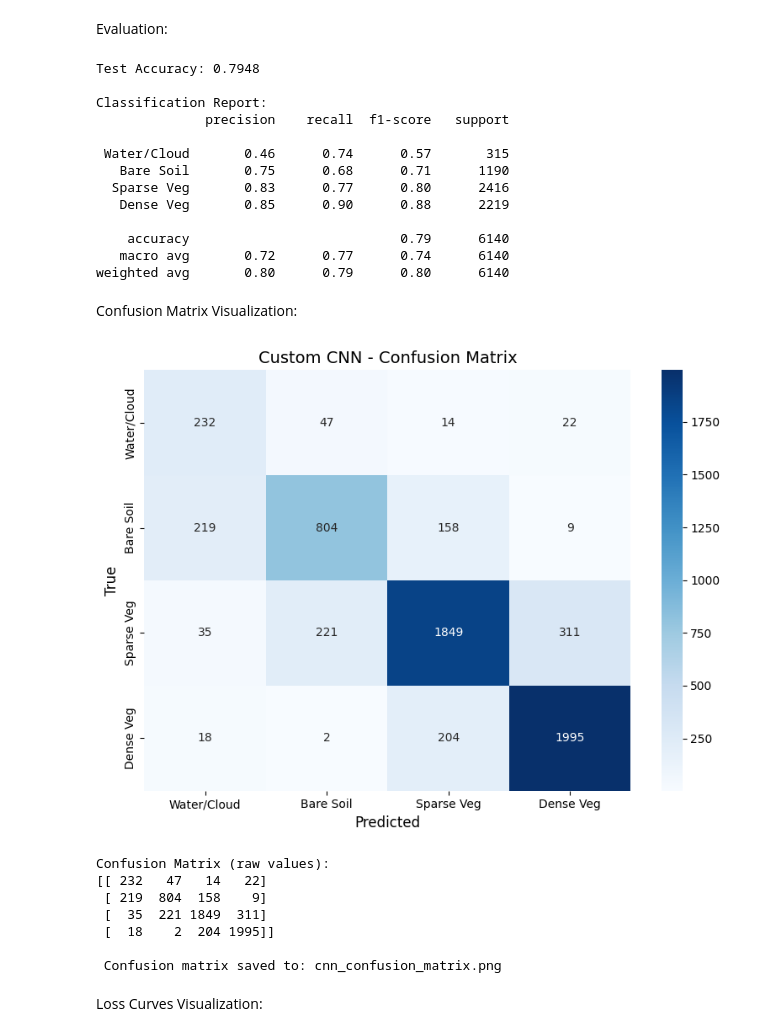
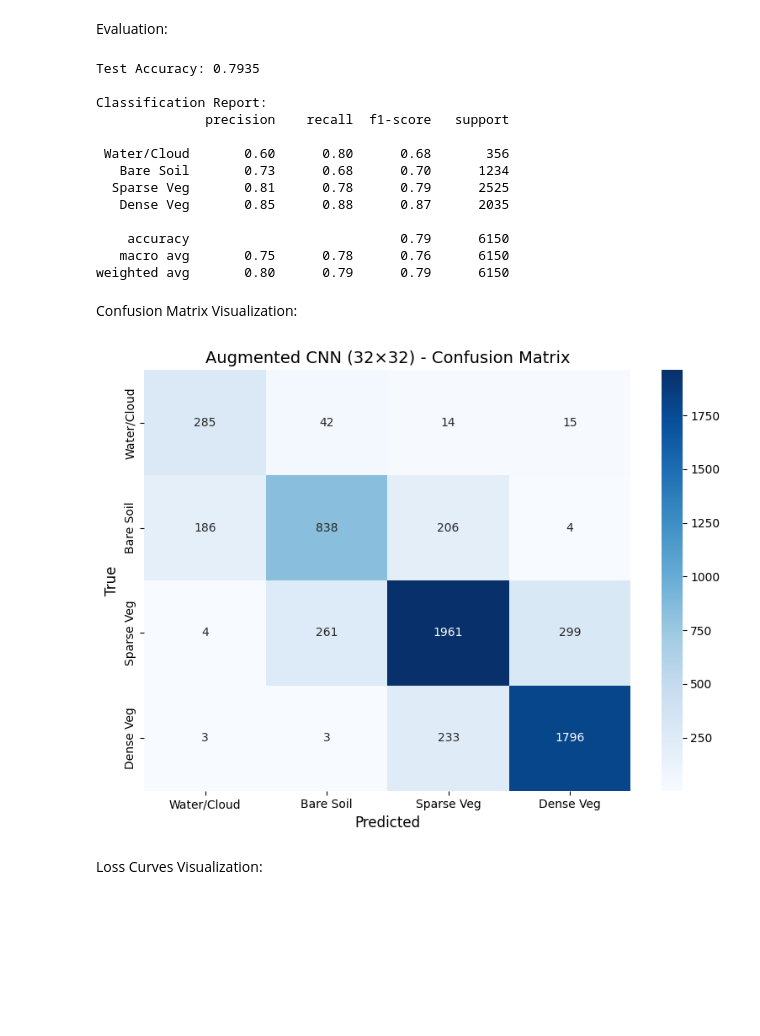
Before and after one commit to Adversarial-Spring-2026/Learning-Path, a Jupyter notebook: Task_4/task4_notebook.ipynb, the cells around one changed output. Saved outputs shown, nothing was run; the diff lists cells and outputs as text; code cells hidden in the pictures; blank space fills up the shorter version.

Commit message:
task 4 almost complete, more testing needed

```diff
--- a/Task_4/task4_notebook.ipynb
+++ b/Task_4/task4_notebook.ipynb
@@ -87,0 +147,25 @@ Total patches collected: 30700
+# %%
+train_files, test_files = train_test_split(list(zip(sample_files, label_files)),test_size=0.2, random_state=42)
+
+print("Extracting patches...")
+
+train_patches = []
+for img_path, lbl_path in train_files:
+    img   = np.array(Image.open(img_path).convert("RGB"))
+    label = np.array(Image.open(lbl_path))
+    if label.ndim == 3:
+        label = label[:, :, 0]
+    train_patches += extract_patches_original(img, label, PATCHES_PER_IMAGE)
+    train_patches += extract_patches_augmented(img, label, PATCHES_PER_IMAGE)
+
+# only originals for testing
+test_patches = []
+for img_path, lbl_path in test_files:
+    img   = np.array(Image.open(img_path).convert("RGB"))
+    label = np.array(Image.open(lbl_path))
+    if label.ndim == 3:
+        label = label[:, :, 0]
+    test_patches += extract_patches_original(img, label, PATCHES_PER_IMAGE)
+
+print(f"Collected: {len(train_patches) + len(test_patches)} patches")
+print(f"Train patches: {len(train_patches)} | Test patches: {len(test_patches)}")
@@ -145 +374,3 @@ class VegetationCNN(nn.Module):
+# %%
+optimizer = optim.SGD(model.parameters(), lr=0.001, momentum=0.9, weight_decay=1e-4)
 # %% [markdown]
@@ -234,54 +455,37 @@ with torch.no_grad():
 accuracy = accuracy_score(all_labels, all_preds)
 print(f"\nTest Accuracy: {accuracy:.4f}")
 print("\nClassification Report:")
-print(classification_report(
-    all_labels, all_preds,
-    target_names=['Water/Cloud', 'Bare Soil', 'Sparse Veg', 'Dense Veg']
-))
+print(classification_report(all_labels, all_preds, target_names=['Water/Cloud', 'Bare Soil', 'Sparse Veg', 'Dense Veg']))
 # %% [output]
-Test Accuracy: 0.7948
+Test Accuracy: 0.7935
 
 Classification Report:
               precision    recall  f1-score   support
 
- Water/Cloud       0.46      0.74      0.57       315
-   Bare Soil       0.75      0.68      0.71      1190
-  Sparse Veg       0.83      0.77      0.80      2416
-   Dense Veg       0.85      0.90      0.88      2219
+ Water/Cloud       0.60      0.80      0.68       356
+   Bare Soil       0.73      0.68      0.70      1234
+  Sparse Veg       0.81      0.78      0.79      2525
+   Dense Veg       0.85      0.88      0.87      2035
 
-    accuracy                           0.79      6140
-   macro avg       0.72      0.77      0.74      6140
-weighted avg       0.80      0.79      0.80      6140
+    accuracy                           0.79      6150
+   macro avg       0.75      0.78      0.76      6150
+weighted avg       0.80      0.79      0.79      6150
 # %% [markdown]
 Confusion Matrix Visualization:
 # %%
 class_names = ['Water/Cloud', 'Bare Soil', 'Sparse Veg', 'Dense Veg']
-
 cm = confusion_matrix(all_labels, all_preds)
 
-# Plot heatmap
 plt.figure(figsize=(8, 6))
-sns.heatmap(cm, annot=True, fmt='d', cmap='Blues',
-            xticklabels=class_names, yticklabels=class_names)
+sns.heatmap(cm, annot=True, fmt='d', cmap='Blues', xticklabels=class_names, yticklabels=class_names)
 plt.xlabel('Predicted', fontsize=12)
 plt.ylabel('True', fontsize=12)
-plt.title('Custom CNN - Confusion Matrix', fontsize=14)
+plt.title('Augmented CNN (32×32) - Confusion Matrix', fontsize=14)
 plt.tight_layout()
-plt.savefig('cnn_confusion_matrix.png', dpi=150)
+plt.savefig('augmented_cnn_confusion_matrix.png', dpi=150)
 plt.show()
-
-print("\nConfusion Matrix (raw values):")
-print(cm)
-print(f"\n Confusion matrix saved to: cnn_confusion_matrix.png")
 # %% [output]
-[figure, old version]
+[figure, new version]
-Confusion Matrix (raw values):
-[[ 232   47   14   22]
- [ 219  804  158    9]
- [  35  221 1849  311]
- [  18    2  204 1995]]
-
- Confusion matrix saved to: cnn_confusion_matrix.png
 # %% [markdown]
 Loss Curves Visualization:
 # %%
```
Also changed, not shown: parts of 45 cells of this notebook, 6 other files.
